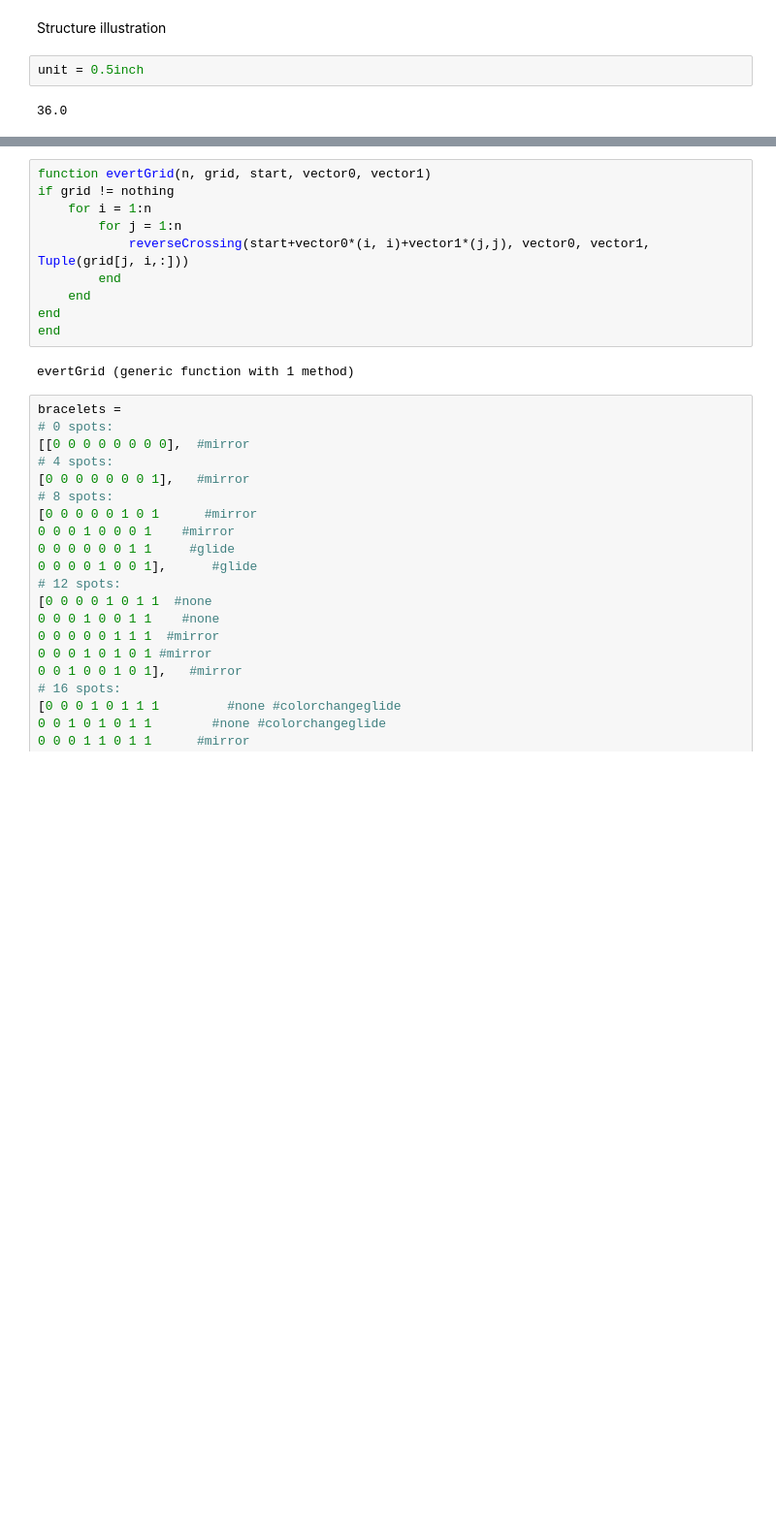
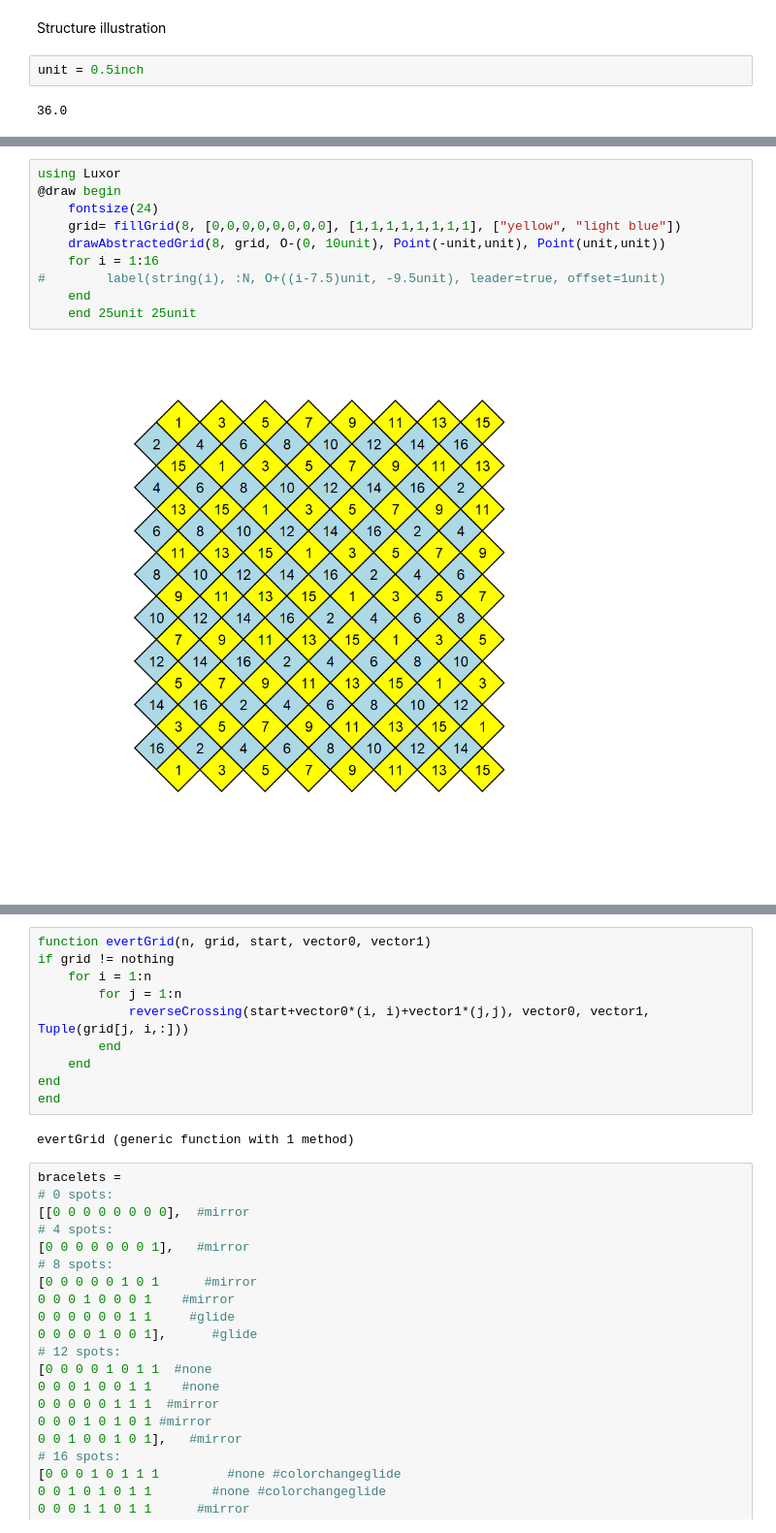
Before and after one commit to joshuarbholden/kumihimo, a Jupyter notebook: naiki_draw.ipynb, the cells around one changed output, grey strips where cells are left out. Shown at 97% size. Cells and saved outputs as stored; diff of their text form; blank space fills up the shorter version.

```diff
--- a/naiki_draw.ipynb
+++ b/naiki_draw.ipynb
@@ -182,0 +262,12 @@ using Luxor
+# %%
+using Luxor
+@draw begin
+    fontsize(24)
+    grid= fillGrid(8, [0,0,0,0,0,0,0,0], [1,1,1,1,1,1,1,1], ["yellow", "light blue"])
+    drawAbstractedGrid(8, grid, O-(0, 10unit), Point(-unit,unit), Point(unit,unit))
+    for i = 1:16
+#        label(string(i), :N, O+((i-7.5)unit, -9.5unit), leader=true, offset=1unit)
+    end
+    end 25unit 25unit
+# %% [output]
+[figure, added]
```
Also changed, not shown: parts of 11 cells of this notebook, 8 other files.
